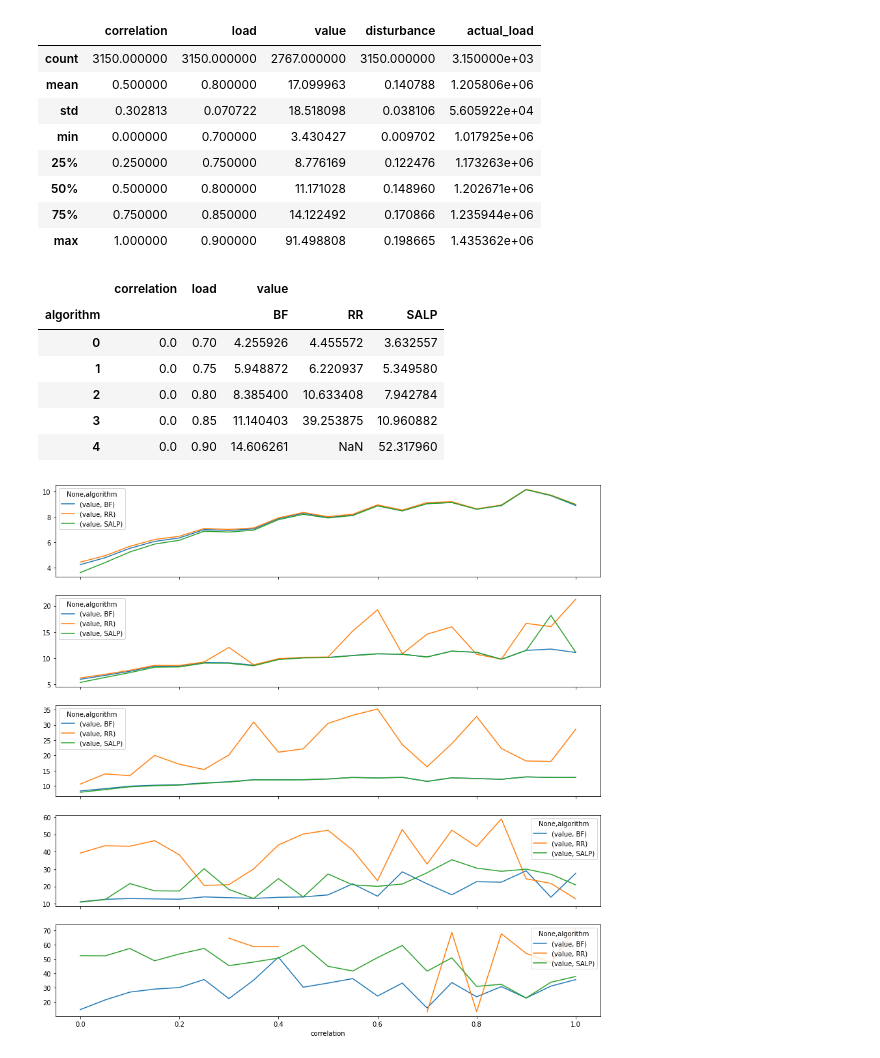
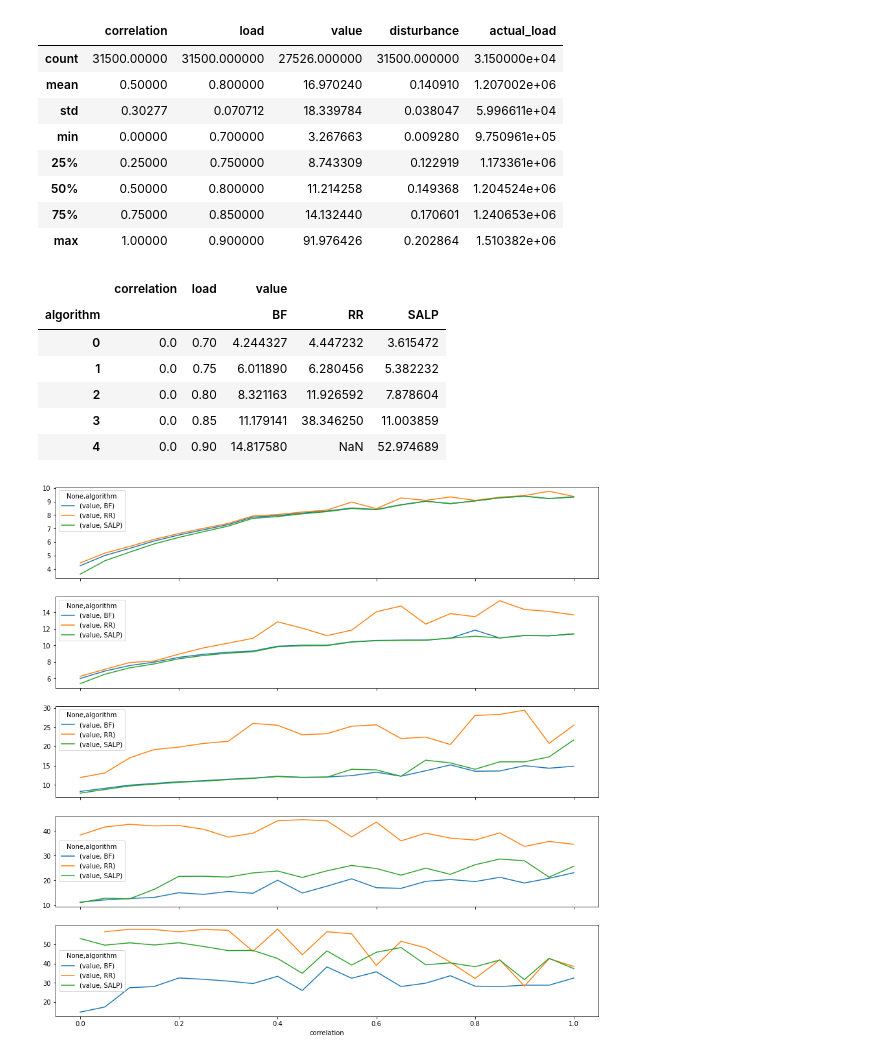
Before and after one commit to szkudlarekdamian/kosharda, a Jupyter notebook: plots_py.ipynb, the cells around one changed output. Cells and saved outputs as stored; diff of their text form; code cells hidden in the pictures.

```diff
--- a/plots_py.ipynb
+++ b/plots_py.ipynb
@@ -3,18 +3,18 @@ import numpy as np
 import pandas as pd
 import matplotlib.pyplot as plt
 # %%
-df = pd.read_csv('results/N100-F1000-S100-R10-result-v7.csv')
+df = pd.read_csv('results/N100-F1000-S100-R100-result-v7.csv')
 df.describe()
 # %% [output]
 |  | correlation | load | value | disturbance | actual_load |
-| count | 3150.000000 | 3150.000000 | 2767.000000 | 3150.000000 | 3.150000e+03 |
-| mean | 0.500000 | 0.800000 | 17.099963 | 0.140788 | 1.205806e+06 |
-| std | 0.302813 | 0.070722 | 18.518098 | 0.038106 | 5.605922e+04 |
-| min | 0.000000 | 0.700000 | 3.430427 | 0.009702 | 1.017925e+06 |
-| 25% | 0.250000 | 0.750000 | 8.776169 | 0.122476 | 1.173263e+06 |
-| 50% | 0.500000 | 0.800000 | 11.171028 | 0.148960 | 1.202671e+06 |
-| 75% | 0.750000 | 0.850000 | 14.122492 | 0.170866 | 1.235944e+06 |
-| max | 1.000000 | 0.900000 | 91.498808 | 0.198665 | 1.435362e+06 |
+| count | 31500.00000 | 31500.000000 | 27526.000000 | 31500.000000 | 3.150000e+04 |
+| mean | 0.50000 | 0.800000 | 16.970240 | 0.140910 | 1.207002e+06 |
+| std | 0.30277 | 0.070712 | 18.339784 | 0.038047 | 5.996611e+04 |
+| min | 0.00000 | 0.700000 | 3.267663 | 0.009280 | 9.750961e+05 |
+| 25% | 0.25000 | 0.750000 | 8.743309 | 0.122919 | 1.173361e+06 |
+| 50% | 0.50000 | 0.800000 | 11.214258 | 0.149368 | 1.204524e+06 |
+| 75% | 0.75000 | 0.850000 | 14.132440 | 0.170601 | 1.240653e+06 |
+| max | 1.00000 | 0.900000 | 91.976426 | 0.202864 | 1.510382e+06 |
 # %%
 vals = df.drop(['disturbance', 'actual_load'], axis=1).groupby(['algorithm', 'correlation', 'load']).mean()
 vals = vals.unstack(0)
@@ -23,11 +23,11 @@ vals.head()
 # %% [output]
 |  | correlation | load | value |  |  |
 | algorithm |  |  | BF | RR | SALP |
-| 0 | 0.0 | 0.70 | 4.255926 | 4.455572 | 3.632557 |
-| 1 | 0.0 | 0.75 | 5.948872 | 6.220937 | 5.349580 |
-| 2 | 0.0 | 0.80 | 8.385400 | 10.633408 | 7.942784 |
-| 3 | 0.0 | 0.85 | 11.140403 | 39.253875 | 10.960882 |
-| 4 | 0.0 | 0.90 | 14.606261 | NaN | 52.317960 |
+| 0 | 0.0 | 0.70 | 4.244327 | 4.447232 | 3.615472 |
+| 1 | 0.0 | 0.75 | 6.011890 | 6.280456 | 5.382232 |
+| 2 | 0.0 | 0.80 | 8.321163 | 11.926592 | 7.878604 |
+| 3 | 0.0 | 0.85 | 11.179141 | 38.346250 | 11.003859 |
+| 4 | 0.0 | 0.90 | 14.817580 | NaN | 52.974689 |
 # %%
 loads = vals['load'].unique()
 fig, axes = plt.subplots(loads.size, 1, figsize=(15,15), sharex=True)
@@ -35,7 +35,7 @@ for i in range(loads.size):
     vals[vals['load']==loads[i]].drop('load', axis=1).plot(x='correlation', ax=axes[i], legend=True)
 plt.show()
 # %% [output]
-[figure, old version]
+[figure, new version]
 # %%
 cors = np.array([0,.25,.5,.75,1])
 fig, axes = plt.subplots(loads.size, 1, figsize=(15,15), sharex=True, sharey=True)
```
Also changed, not shown: parts of 7 cells of this notebook.
